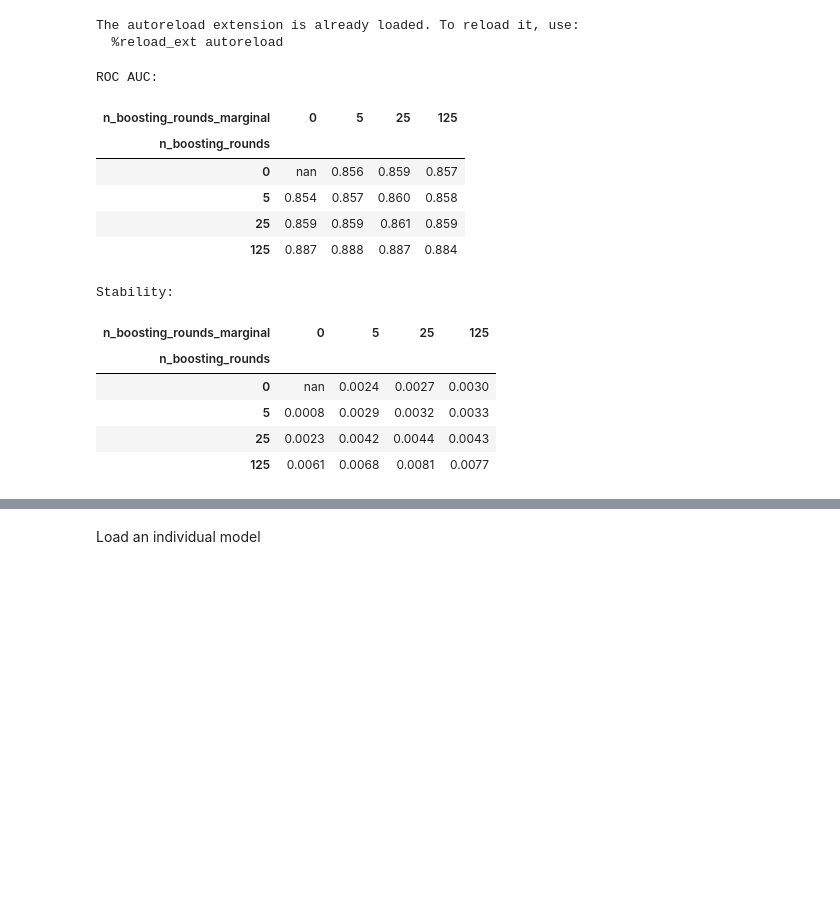
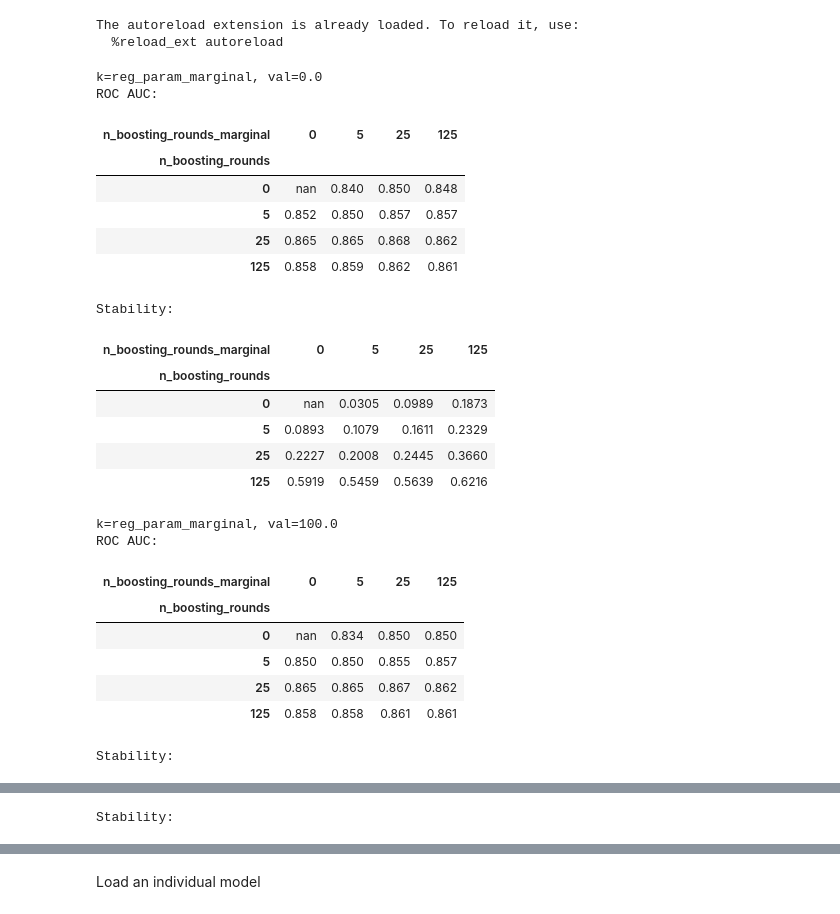
Before and after one commit to csinva/gam-experiments, a Jupyter notebook: notebooks/01_model_results.ipynb, the cells around one changed output, grey strips where cells are left out. Cells and saved outputs as stored; diff of their text form; code cells hidden in the pictures; blank space fills up the shorter version.

```diff
--- a/notebooks/01_model_results.ipynb
+++ b/notebooks/01_model_results.ipynb
@@ -38,7 +38,7 @@ def calc_mean_std_across_curves(shape_function_vals_list_list):
         )
         shape_function_mean = np.mean(shape_function_vals, axis=0)
         stds.append(np.mean(np.std(shape_function_vals, axis=0)))
-    return np.mean(stds)
+    return 100 * np.mean(stds)
 # %%
 ravg = []
 group_keys = [k for k in imodelsx.process_results.get_main_args_list(experiment_filename='01_train_model.py') if not k == 'seed']
@@ -57,40 +55,57 @@ df = pd.DataFrame(ravg)
 # %%
-# df = df[df.dataset == "breast_cancer"]
-df = df[~((df.n_boosting_rounds == 0) & (df.n_boosting_rounds_marginal == 0))]
-print('ROC AUC:')
-display(
-    df.pivot_table(
-        index="n_boosting_rounds",
-        columns="n_boosting_rounds_marginal",
-        values="roc_auc_test",
-        aggfunc="mean",
+df = pd.DataFrame(ravg)
+k = 'reg_param_marginal'
+for val in df[k].unique():
+    print(f'k={k}, val={val}')
+# for fit_linear_marginal in df['fit_linear_marginal'].unique():
+    # print('fit_linear_marginal =', fit_linear_marginal)
+    df = pd.DataFrame(ravg)
+    df = df[~((df.n_boosting_rounds == 0) & (df.n_boosting_rounds_marginal == 0))]
+    df = df[df[k] == val]
+    print('ROC AUC:')
+    display(
+        df.pivot_table(
+            index="n_boosting_rounds",
+            columns="n_boosting_rounds_marginal",
+            values="roc_auc_test",
+            aggfunc="mean",
+        )
+        .style.format(precision=3)
+        .background_gradient(cmap="RdBu", axis=None)
     )
-    .style.format(precision=3)
-    .background_gradient(cmap="RdBu", axis=None)
-)
-print('Stability:')
-display(
-    df.pivot_table(
-        index="n_boosting_rounds",
-        columns="n_boosting_rounds_marginal",
-        values="stability",
-        aggfunc="mean",
+    print('Stability:')
+    display(
+        (df.pivot_table(
+            index="n_boosting_rounds",
+            columns="n_boosting_rounds_marginal",
+            values="stability",
+            aggfunc="mean",
+        ))
+        .style.format(precision=4)
+        .background_gradient(cmap="RdBu_r", axis=None)
     )
-    .style.format(precision=4)
-    .background_gradient(cmap="RdBu_r", axis=None)
-)
 # %% [output]
+k=reg_param_marginal, val=0.0
 ROC AUC:
 | n_boosting_rounds_marginal | 0 | 5 | 25 | 125 |
 | n_boosting_rounds |  |  |  |  |
-| 0 | nan | 0.856 | 0.859 | 0.857 |
-| 5 | 0.854 | 0.857 | 0.860 | 0.858 |
-| 25 | 0.859 | 0.859 | 0.861 | 0.859 |
-| 125 | 0.887 | 0.888 | 0.887 | 0.884 |
+| 0 | nan | 0.840 | 0.850 | 0.848 |
+| 5 | 0.852 | 0.850 | 0.857 | 0.857 |
+| 25 | 0.865 | 0.865 | 0.868 | 0.862 |
+| 125 | 0.858 | 0.859 | 0.862 | 0.861 |
 Stability:
 | n_boosting_rounds_marginal | 0 | 5 | 25 | 125 |
 | n_boosting_rounds |  |  |  |  |
-| 0 | nan | 0.0024 | 0.0027 | 0.0030 |
-| 5 | 0.0008 | 0.0029 | 0.0032 | 0.0033 |
-| 25 | 0.0023 | 0.0042 | 0.0044 | 0.0043 |
-| 125 | 0.0061 | 0.0068 | 0.0081 | 0.0077 |
+| 0 | nan | 0.0305 | 0.0989 | 0.1873 |
+| 5 | 0.0893 | 0.1079 | 0.1611 | 0.2329 |
+| 25 | 0.2227 | 0.2008 | 0.2445 | 0.3660 |
+| 125 | 0.5919 | 0.5459 | 0.5639 | 0.6216 |
+k=reg_param_marginal, val=100.0
+ROC AUC:
+| n_boosting_rounds_marginal | 0 | 5 | 25 | 125 |
+| n_boosting_rounds |  |  |  |  |
+| 0 | nan | 0.834 | 0.850 | 0.850 |
+| 5 | 0.850 | 0.850 | 0.855 | 0.857 |
+| 25 | 0.865 | 0.865 | 0.867 | 0.862 |
+| 125 | 0.858 | 0.858 | 0.861 | 0.861 |
+Stability:
@@ -96,0 +126 @@ Stability:
+Stability:
```
Also changed, not shown: parts of 3 cells of this notebook, 4 other files.
